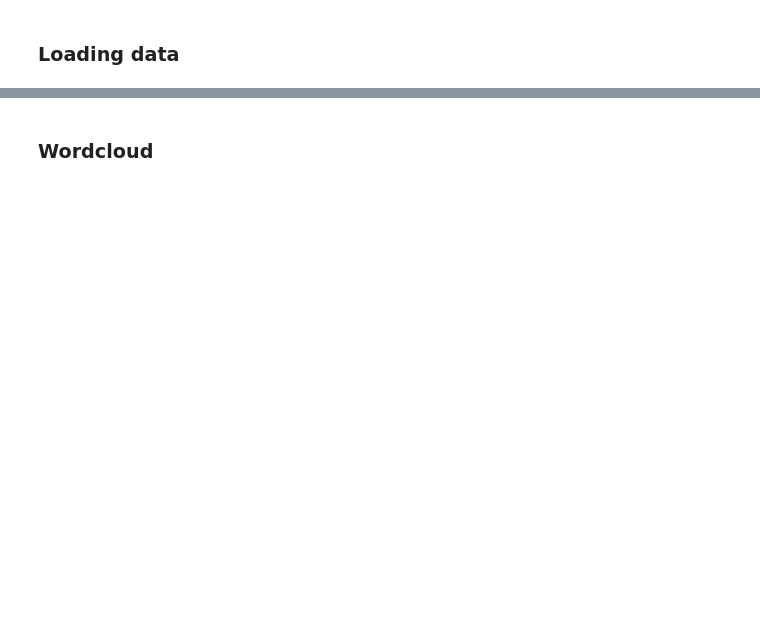
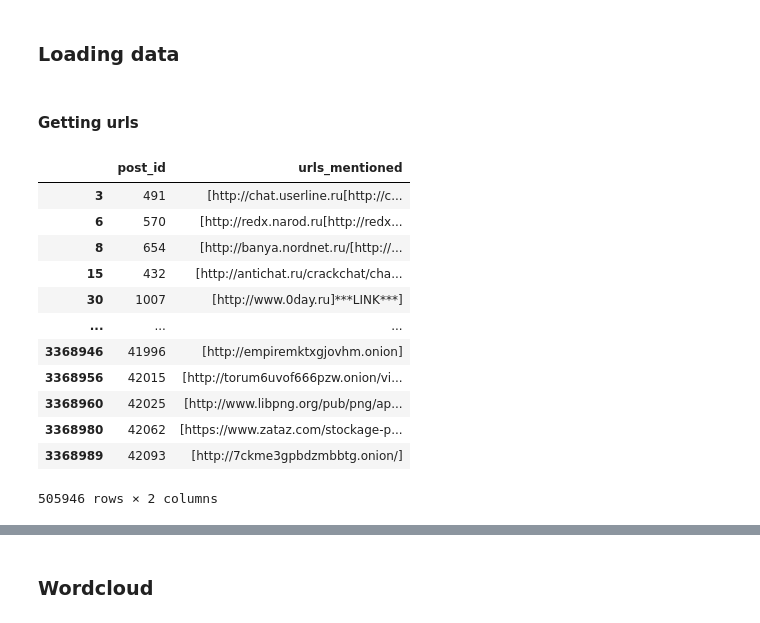
Before and after one commit to fmorenovr/crimepy, a Jupyter notebook: notebooks/5_DB_Content_Analysis.ipynb, the cells around one changed output, grey strips where cells are left out. Saved outputs shown, nothing was run; the diff lists cells and outputs as text; code cells hidden in the pictures; blank space fills up the shorter version.

```diff
--- a/notebooks/5_DB_Content_Analysis.ipynb
+++ b/notebooks/5_DB_Content_Analysis.ipynb
@@ -16,3 +16,24 @@ CSV_PATH = f"{DATA_PATH}csv/{YEAR}/"
 ### Loading data
 # %%
 posts_threads_df = pd.read_csv(f"{CSV_PATH}post_thread_board.csv", sep="\t", low_memory=False)
+# %% [markdown]
+#### Getting urls
+# %%
+posts_threads_df["urls_mentioned"] = posts_threads_df["content"].apply(lambda x: re.findall('http[s]?://(?:[a-zA-Z]|[0-9]|[$-_@.&+]|[!*\(\),]|(?:%[0-9a-fA-F][0-9a-fA-F]))+', x))
+posts_threads_df
+# %%
+posts_threads_df[posts_threads_df["urls_mentioned"].str.len()>0][["post_id","urls_mentioned"]]
+# %% [output]
+|  | post_id | urls_mentioned |
+| 3 | 491 | [http://chat.userline.ru[http://c... |
+| 6 | 570 | [http://redx.narod.ru[http://redx... |
+| 8 | 654 | [http://banya.nordnet.ru/[http://... |
+| 15 | 432 | [http://antichat.ru/crackchat/cha... |
+| 30 | 1007 | [http://www.0day.ru]***LINK***] |
+| ... | ... | ... |
+| 3368946 | 41996 | [http://empiremktxgjovhm.onion] |
+| 3368956 | 42015 | [http://torum6uvof666pzw.onion/vi... |
+| 3368960 | 42025 | [http://www.libpng.org/pub/png/ap... |
+| 3368980 | 42062 | [https://www.zataz.com/stockage-p... |
+| 3368989 | 42093 | [http://7ckme3gpbdzmbbtg.onion/] |
+505946 rows × 2 columns
```
Also changed, not shown: parts of 18 cells of this notebook, 2 other files.
